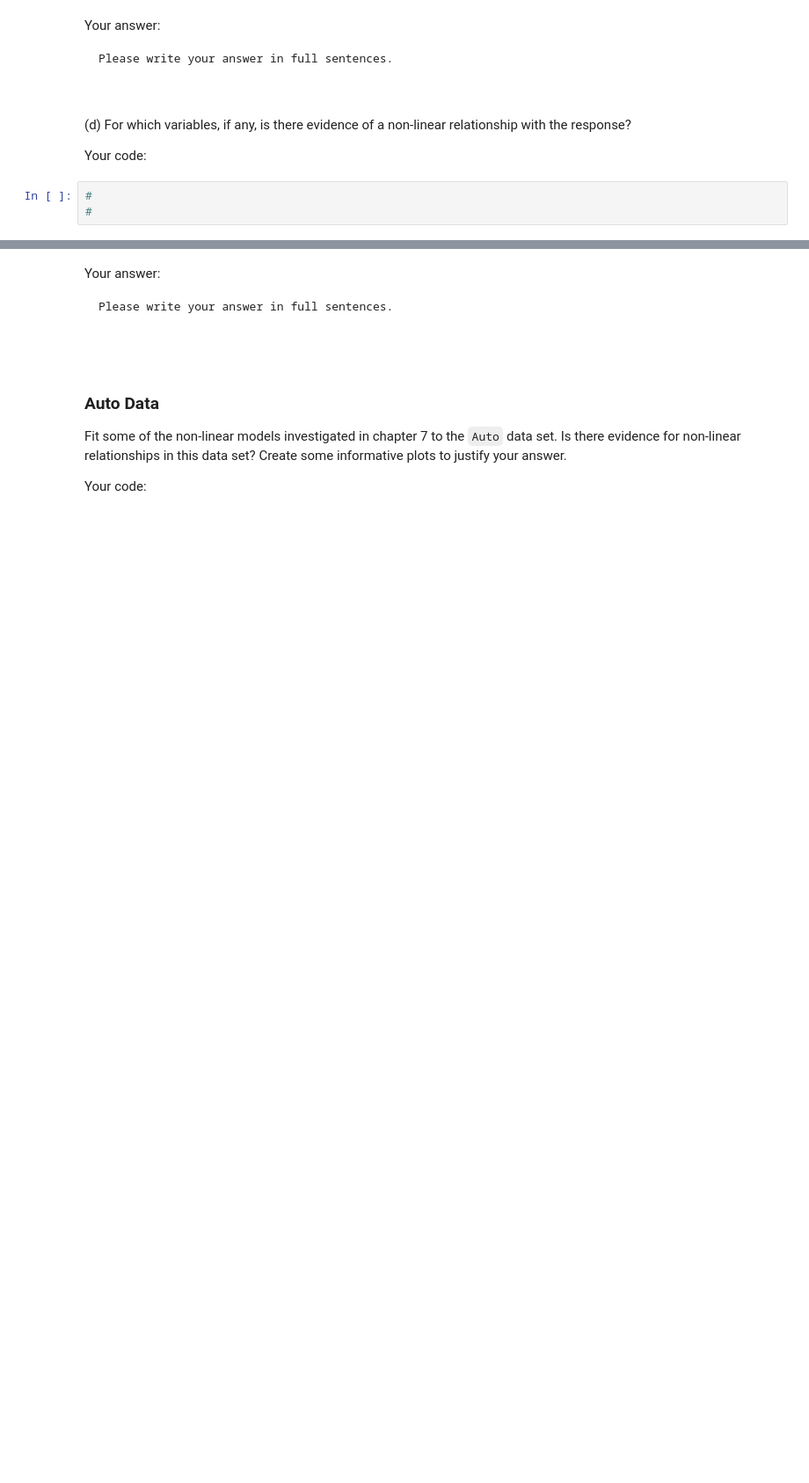
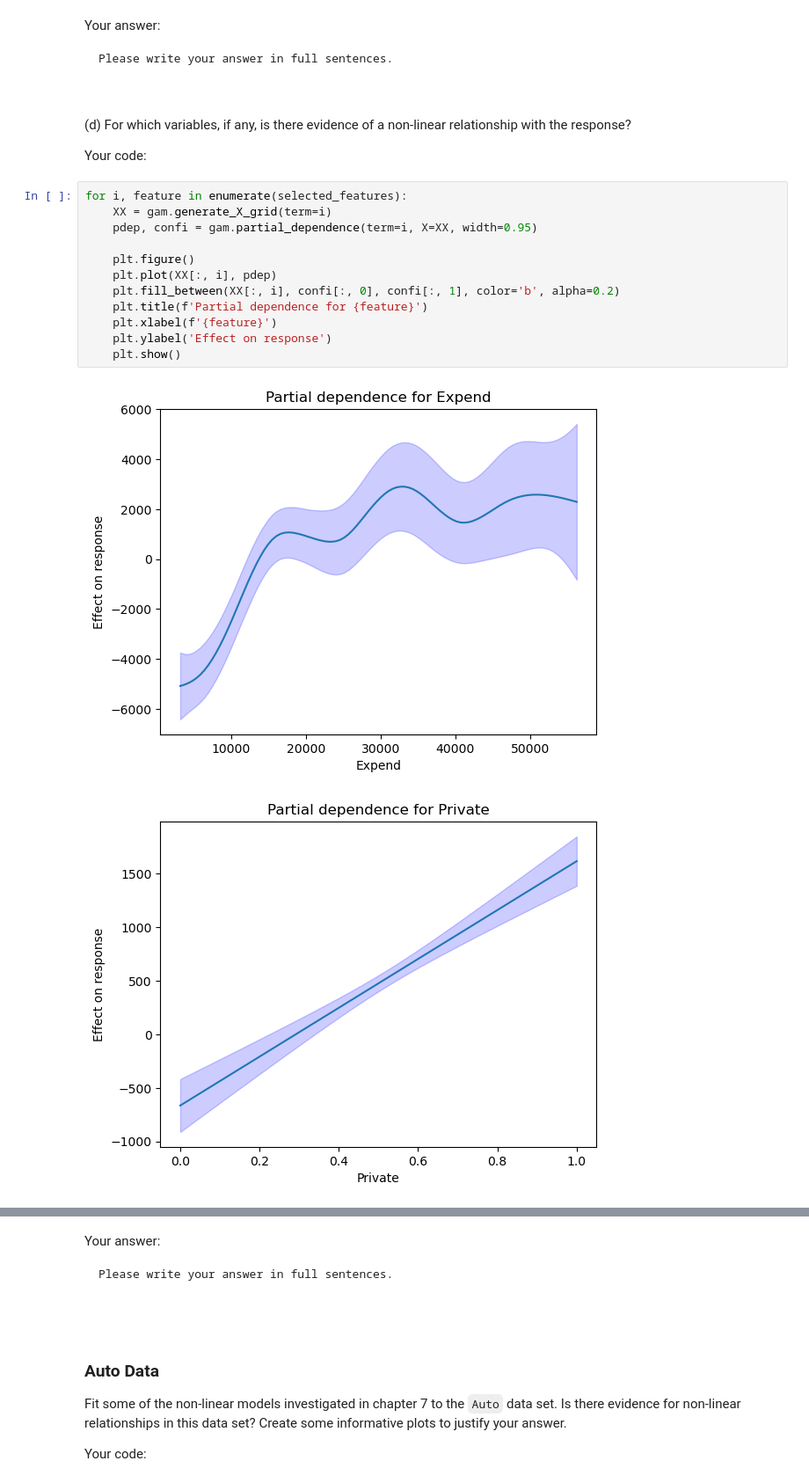
Before and after one commit to BU-MSSP-Classroom/MA679_Spring2024_05_smoothing-yuyangsun28k, a Jupyter notebook: Ch07_NonlinearSplineGAM_Python.ipynb, the cells around one changed output, grey strips where cells are left out. Shown at 88% size. Saved outputs shown, nothing was run; the diff lists cells and outputs as text; blank space fills up the shorter version.

```diff
--- a/Ch07_NonlinearSplineGAM_Python.ipynb
+++ b/Ch07_NonlinearSplineGAM_Python.ipynb
@@ -361,6 +489,18 @@ Please write your answer in full sentences.
 
 
 Your code:
-# %%
-#
-#
+# %%
+for i, feature in enumerate(selected_features):
+    XX = gam.generate_X_grid(term=i)
+    pdep, confi = gam.partial_dependence(term=i, X=XX, width=0.95)
+
+    plt.figure()
+    plt.plot(XX[:, i], pdep)
+    plt.fill_between(XX[:, i], confi[:, 0], confi[:, 1], color='b', alpha=0.2)
+    plt.title(f'Partial dependence for {feature}')
+    plt.xlabel(f'{feature}')
+    plt.ylabel('Effect on response')
+    plt.show()
+# %% [output]
+[figure, added]
+[figure, added]
```
Also changed, not shown: parts of 15 cells of this notebook.
